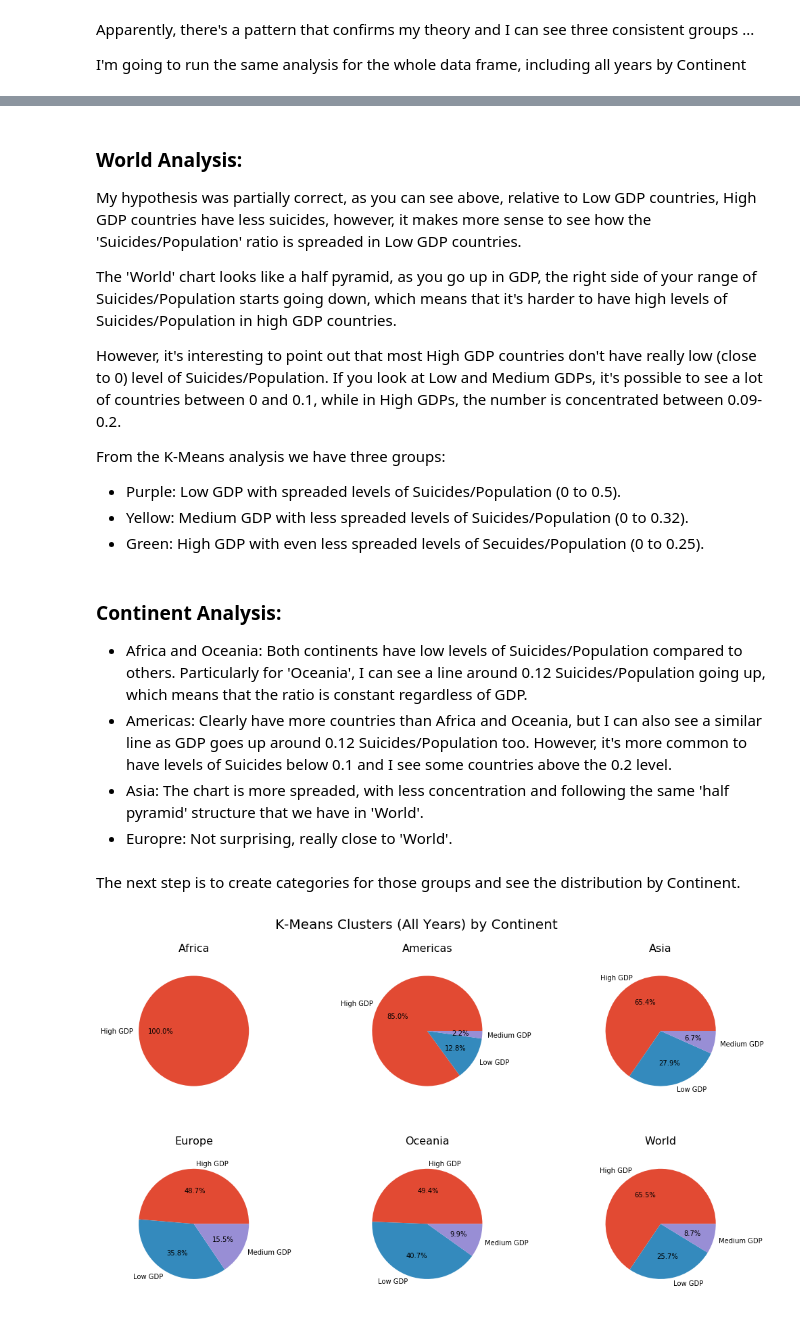
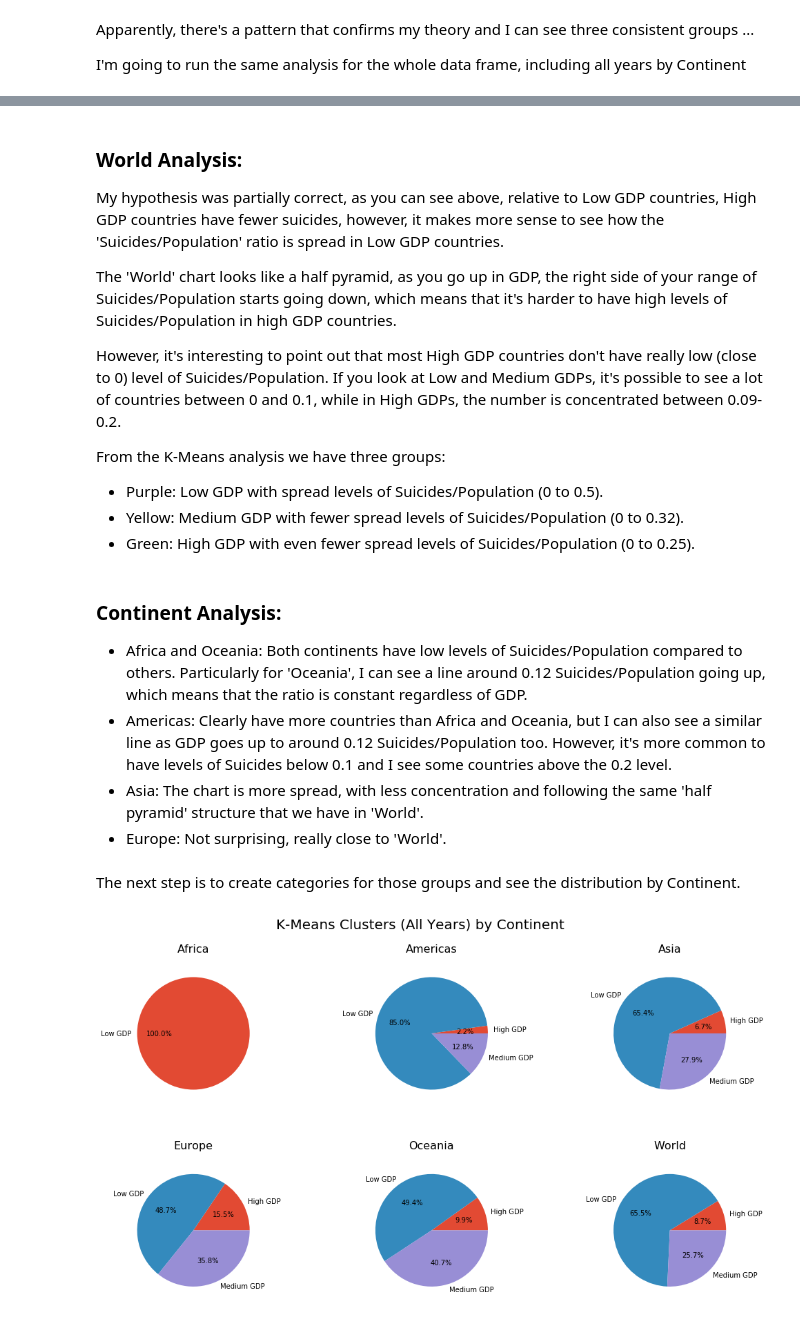
Before and after one commit to renoneto/data-science-portfolio, a Jupyter notebook: suicide_analysis.ipynb, the cells around one changed output, grey strips where cells are left out. Saved outputs shown, nothing was run; the diff lists cells and outputs as text; code cells hidden in the pictures.

Commit message:
Update of Suicide Analysis

```diff
--- a/suicide_analysis.ipynb
+++ b/suicide_analysis.ipynb
@@ -294,7 +294,8 @@ for idx, continent in enumerate(continents):
     else:
         axs[chart_pos_0,chart_pos_1].plot(y,x, label='_nolegend_')
 
-    #Chart Title
+    #Chart Title and Y Ticks
+    axs[chart_pos_0,chart_pos_1].set_yticks(range(0,40,5))
     axs[chart_pos_0,chart_pos_1].set_title(continent,fontsize=16)
 
 
@@ -362,7 +363,8 @@ for idx, continent in enumerate(continents):
         x = age_df_chart['suicides_per_100k']
         y = age_df_chart['age']
         axs[chart_pos_0,chart_pos_1].barh(y,x)
-        #Chart Title
+        #Chart Title and Y Ticks
+        axs[chart_pos_0,chart_pos_1].set_xticks(range(0,36,5))
         axs[chart_pos_0,chart_pos_1].set_title(continent,fontsize=16)
 
 #Title
@@ -410,7 +413,8 @@ for idx, continent in enumerate(continents):
             axs[chart_pos_0,chart_pos_1].plot(y,x,label=age_group)
         else:
             axs[chart_pos_0,chart_pos_1].plot(y,x,label='_nolegend_')
-        #Chart Title
+        #Chart Title and Y Ticks
+        axs[chart_pos_0,chart_pos_1].set_yticks(range(0,51,5))
         axs[chart_pos_0,chart_pos_1].set_title(continent,fontsize=16)
 
 #Title and legend
@@ -948,61 +952,61 @@ fig.suptitle('K-Means Clustering (All Years) - By Continent', fontsize=20);
 # %% [markdown]
 ### World Analysis:
 
-My hypothesis was partially correct, as you can see above, relative to Low GDP countries, High GDP countries have less suicides, however, it makes more sense to see how the 'Suicides/Population' ratio is spreaded in Low GDP countries.
+My hypothesis was partially correct, as you can see above, relative to Low GDP countries, High GDP countries have fewer suicides, however, it makes more sense to see how the 'Suicides/Population' ratio is spread in Low GDP countries.
 
 The 'World' chart looks like a half pyramid, as you go up in GDP, the right side of your range of Suicides/Population starts going down, which means that it's harder to have high levels of Suicides/Population in high GDP countries.
 
 However, it's interesting to point out that most High GDP countries don't have really low (close to 0) level of Suicides/Population. If you look at Low and Medium GDPs, it's possible to see a lot of countries between 0 and 0.1, while in High GDPs, the number is concentrated between 0.09-0.2.
 
 From the K-Means analysis we have three groups:
-- Purple: Low GDP with spreaded levels of Suicides/Population (0 to 0.5).
-- Yellow: Medium GDP with less spreaded levels of Suicides/Population (0 to 0.32).
-- Green: High GDP with even less spreaded levels of Secuides/Population (0 to 0.25).
+- Purple: Low GDP with spread levels of Suicides/Population (0 to 0.5).
+- Yellow: Medium GDP with fewer spread levels of Suicides/Population (0 to 0.32).
+- Green: High GDP with even fewer spread levels of Suicides/Population (0 to 0.25).
 # %% [markdown]
 ### Continent Analysis:
 - Africa and Oceania: Both continents have low levels of Suicides/Population compared to others. Particularly for 'Oceania', I can see a line around 0.12 Suicides/Population going up, which means that the ratio is constant regardless of GDP.
-- Americas: Clearly have more countries than Africa and Oceania, but I can also see a similar line as GDP goes up around 0.12 Suicides/Population too. However, it's more common to have levels of Suicides below 0.1 and I see some countries above the 0.2 level.
-- Asia: The chart is more spreaded, with less concentration and following the same 'half pyramid' structure that we have in 'World'.
-- Europre: Not surprising, really close to 'World'.
+- Americas: Clearly have more countries than Africa and Oceania, but I can also see a similar line as GDP goes up to around 0.12 Suicides/Population too. However, it's more common to have levels of Suicides below 0.1 and I see some countries above the 0.2 level.
+- Asia: The chart is more spread, with less concentration and following the same 'half pyramid' structure that we have in 'World'.
+- Europe: Not surprising, really close to 'World'.
 # %% [markdown]
 The next step is to create categories for those groups and see the distribution by Continent.
 # %%
 #Creating a list of categories
-categories = [(0,'Low GDP'),(1,'High GDP'),(2,'Medium GDP')]
+categories = [(2,'Low GDP'),(1,'High GDP'),(0,'Medium GDP')]
 
 #Merge plot data frame with my categories
 df_cat = pd.merge(df_to_plot,pd.DataFrame(categories,columns=['kmeans','category']),on='kmeans')[['continent','category','kmeans']]
 to_plot = df_cat.groupby(['continent','category']).count()['kmeans'].reset_index()
 world = to_plot.groupby('category').sum()['kmeans'].reset_index()
 world['continent'] = 'World'
 to_plot = pd.concat([to_plot,world])
 
 #Plot!
 fig, axs = plt.subplots(2,3)
 plt.subplots_adjust(wspace = 0.1, hspace = 0.4 )
 fig.set_size_inches(18,9)
 
 #Chart Position on the matrix
 position = [[0,0],[0,1],[0,2],[1,0],[1,1],[1,2]]
 
 for idx, continent in enumerate(to_plot['continent'].unique()):
     #Chart Position
     chart_pos_0 = position[idx][0]
     chart_pos_1 = position[idx][1]
 
     #Create data frame to plot
     plot_me = to_plot[to_plot['continent'] == continent][['category','kmeans']]
     count = plot_me['kmeans']
     labels = plot_me['category']
 
     #Plot!
     axs[chart_pos_0,chart_pos_1].pie(count,labels=labels,autopct='%1.1f%%')
     axs[chart_pos_0,chart_pos_1].set_title(continent,fontsize=16,y=1.05);
 
 #Title
 fig.suptitle('K-Means Clusters (All Years) by Continent', fontsize=20);
 # %% [output]
-[figure, old version]
+[figure, new version]
 # %% [markdown]
 For this analysis, I kept the same categories but I labeled them as:
 - Low GDP
```
Also changed, not shown: parts of 19 cells of this notebook.
